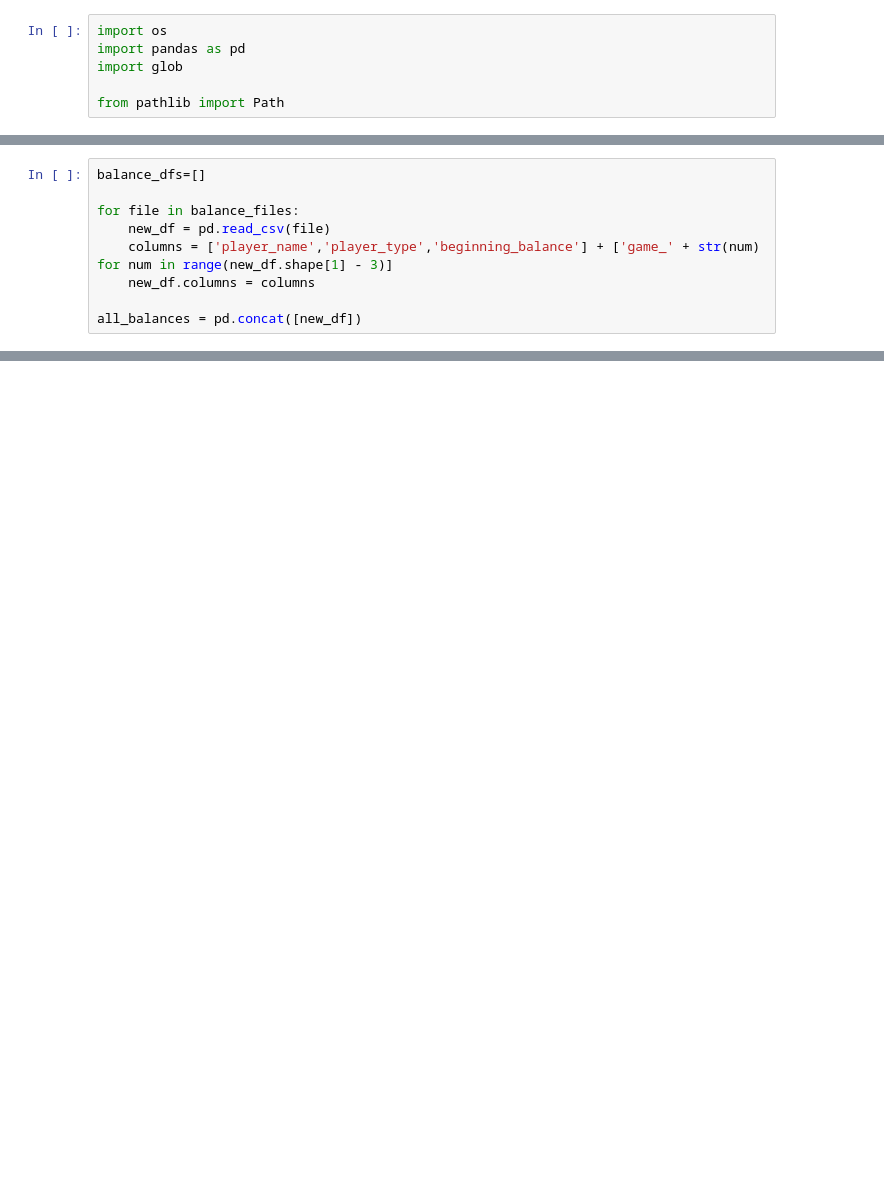
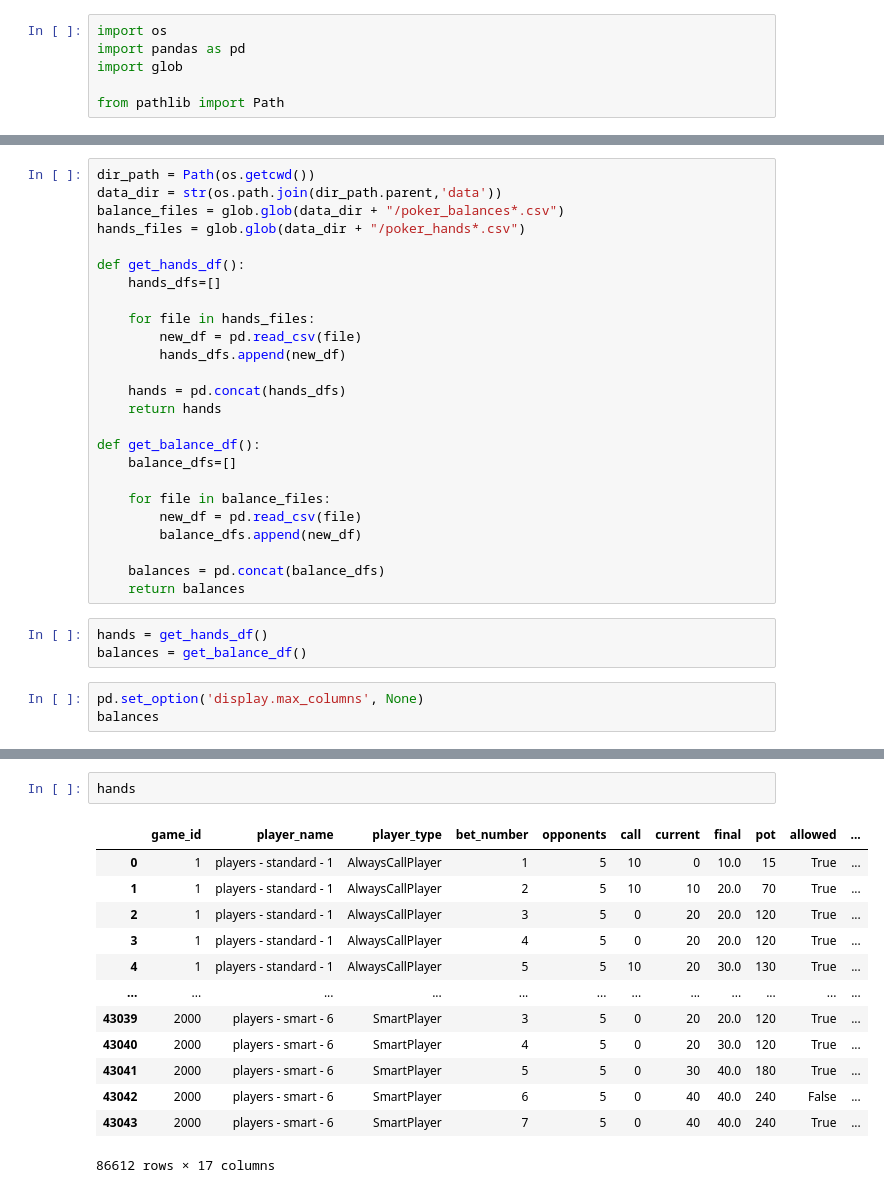
Before and after one commit to Silber8806/PokerPro, a Jupyter notebook: source_code/analysis/Poker Simulation Analysis.ipynb, the cells around one changed output, grey strips where cells are left out. Drawn from its saved outputs; the diff is of its cells as text; blank space fills up the shorter version.

```diff
--- a/source_code/analysis/Poker Simulation Analysis.ipynb
+++ b/source_code/analysis/Poker Simulation Analysis.ipynb
@@ -16,9 +6,0 @@ hands_files = glob.glob(data_dir + "/poker_hands*.csv")
-# %%
-balance_dfs=[]
-
-for file in balance_files:
-    new_df = pd.read_csv(file)
-    columns = ['player_name','player_type','beginning_balance'] + ['game_' + str(num) for num in range(new_df.shape[1] - 3)]
-    new_df.columns = columns
-
-all_balances = pd.concat([new_df])
@@ -35,0 +7,31 @@ all_balances
+# %%
+dir_path = Path(os.getcwd())
+data_dir = str(os.path.join(dir_path.parent,'data'))
+balance_files = glob.glob(data_dir + "/poker_balances*.csv")
+hands_files = glob.glob(data_dir + "/poker_hands*.csv")
+
+def get_hands_df():
+    hands_dfs=[]
+
+    for file in hands_files:
+        new_df = pd.read_csv(file)
+        hands_dfs.append(new_df)
+
+    hands = pd.concat(hands_dfs)
+    return hands
+
+def get_balance_df():
+    balance_dfs=[]
+
+    for file in balance_files:
+        new_df = pd.read_csv(file)
+        balance_dfs.append(new_df)
+
+    balances = pd.concat(balance_dfs)
+    return balances
+# %%
+hands = get_hands_df()
+balances = get_balance_df()
+# %%
+pd.set_option('display.max_columns', None)
+balances
@@ -35,0 +52,16 @@ all_balances
+# %%
+hands
+# %% [output]
+|  | game_id | player_name | player_type | bet_number | opponents | call | current | final | pot | allowed | ... |
+| 0 | 1 | players - standard - 1 | AlwaysCallPlayer | 1 | 5 | 10 | 0 | 10.0 | 15 | True | ... |
+| 1 | 1 | players - standard - 1 | AlwaysCallPlayer | 2 | 5 | 10 | 10 | 20.0 | 70 | True | ... |
+| 2 | 1 | players - standard - 1 | AlwaysCallPlayer | 3 | 5 | 0 | 20 | 20.0 | 120 | True | ... |
+| 3 | 1 | players - standard - 1 | AlwaysCallPlayer | 4 | 5 | 0 | 20 | 20.0 | 120 | True | ... |
+| 4 | 1 | players - standard - 1 | AlwaysCallPlayer | 5 | 5 | 10 | 20 | 30.0 | 130 | True | ... |
+| ... | ... | ... | ... | ... | ... | ... | ... | ... | ... | ... | ... |
+| 43039 | 2000 | players - smart - 6 | SmartPlayer | 3 | 5 | 0 | 20 | 20.0 | 120 | True | ... |
+| 43040 | 2000 | players - smart - 6 | SmartPlayer | 4 | 5 | 0 | 20 | 30.0 | 120 | True | ... |
+| 43041 | 2000 | players - smart - 6 | SmartPlayer | 5 | 5 | 0 | 30 | 40.0 | 180 | True | ... |
+| 43042 | 2000 | players - smart - 6 | SmartPlayer | 6 | 5 | 0 | 40 | 40.0 | 240 | False | ... |
+| 43043 | 2000 | players - smart - 6 | SmartPlayer | 7 | 5 | 0 | 40 | 40.0 | 240 | True | ... |
+86612 rows × 17 columns
```
Also changed, not shown: parts of 4 cells of this notebook, 1 other file.
